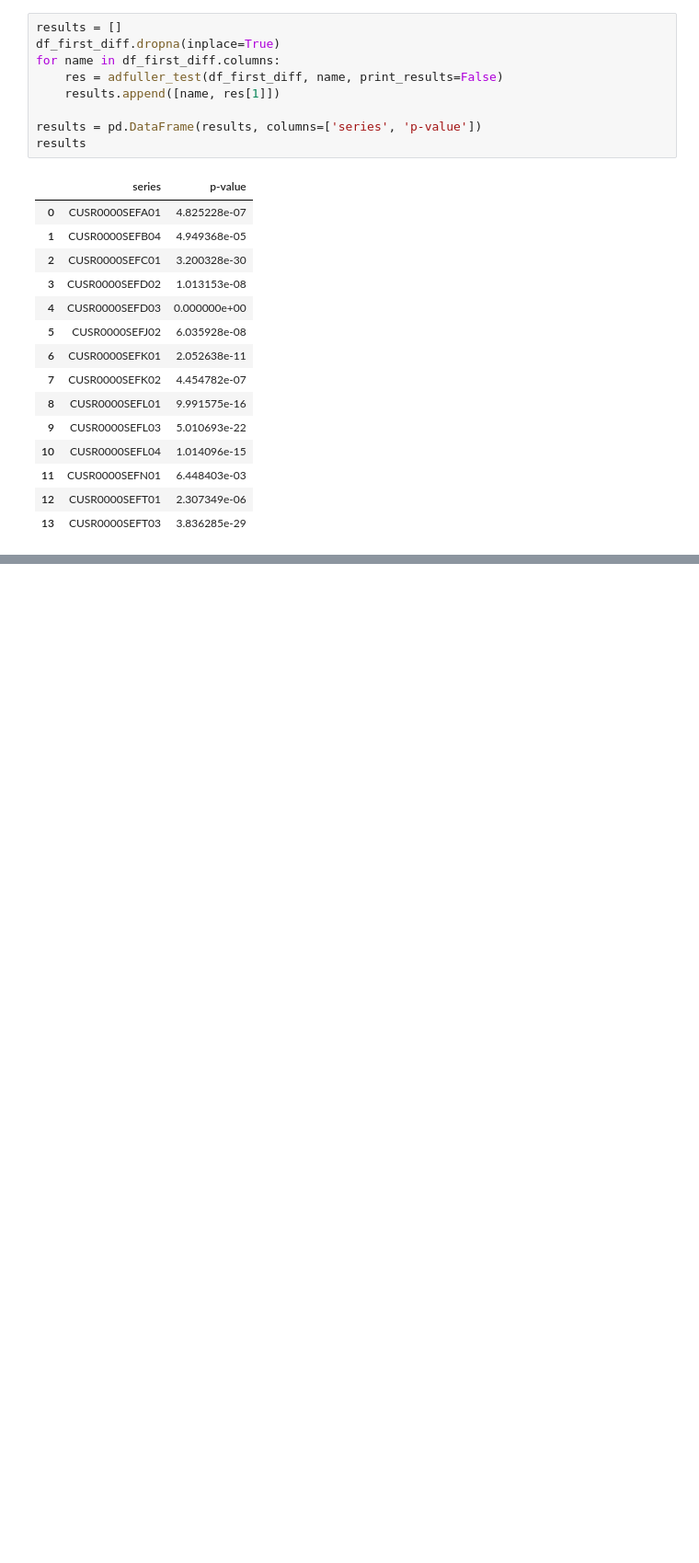
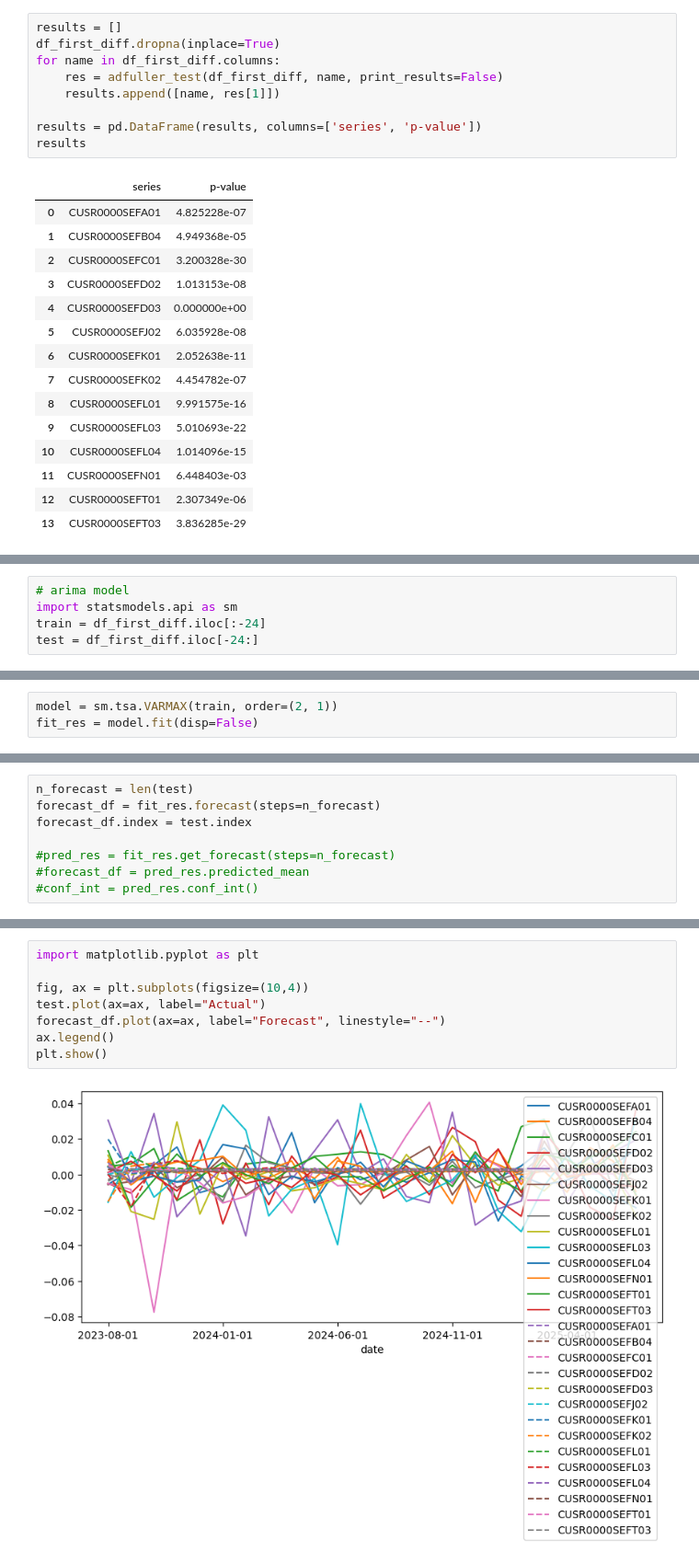
Before and after one commit to Erdos-Projects/fall-2025-food-price-forecasting, a Jupyter notebook: src/eda/EDA.ipynb, the cells around one changed output, grey strips where cells are left out. Shown at 92% size. Cells and saved outputs as stored; diff of their text form; blank space fills up the shorter version.

```diff
--- a/src/eda/EDA.ipynb
+++ b/src/eda/EDA.ipynb
@@ -243,0 +263,5 @@ results
+# %%
+# arima model
+import statsmodels.api as sm
+train = df_first_diff.iloc[:-24]
+test = df_first_diff.iloc[-24:]
@@ -243,0 +287,3 @@ results
+# %%
+model = sm.tsa.VARMAX(train, order=(2, 1))
+fit_res = model.fit(disp=False)
@@ -243,0 +310,8 @@ results
+# %%
+n_forecast = len(test)
+forecast_df = fit_res.forecast(steps=n_forecast)
+forecast_df.index = test.index
+
+#pred_res = fit_res.get_forecast(steps=n_forecast)
+#forecast_df = pred_res.predicted_mean
+#conf_int = pred_res.conf_int()
@@ -243,0 +330,10 @@ results
+# %%
+import matplotlib.pyplot as plt
+
+fig, ax = plt.subplots(figsize=(10,4))
+test.plot(ax=ax, label="Actual")
+forecast_df.plot(ax=ax, label="Forecast", linestyle="--")
+ax.legend()
+plt.show()
+# %% [output]
+[figure, added]
```
Also changed, not shown: parts of 9 cells of this notebook.
